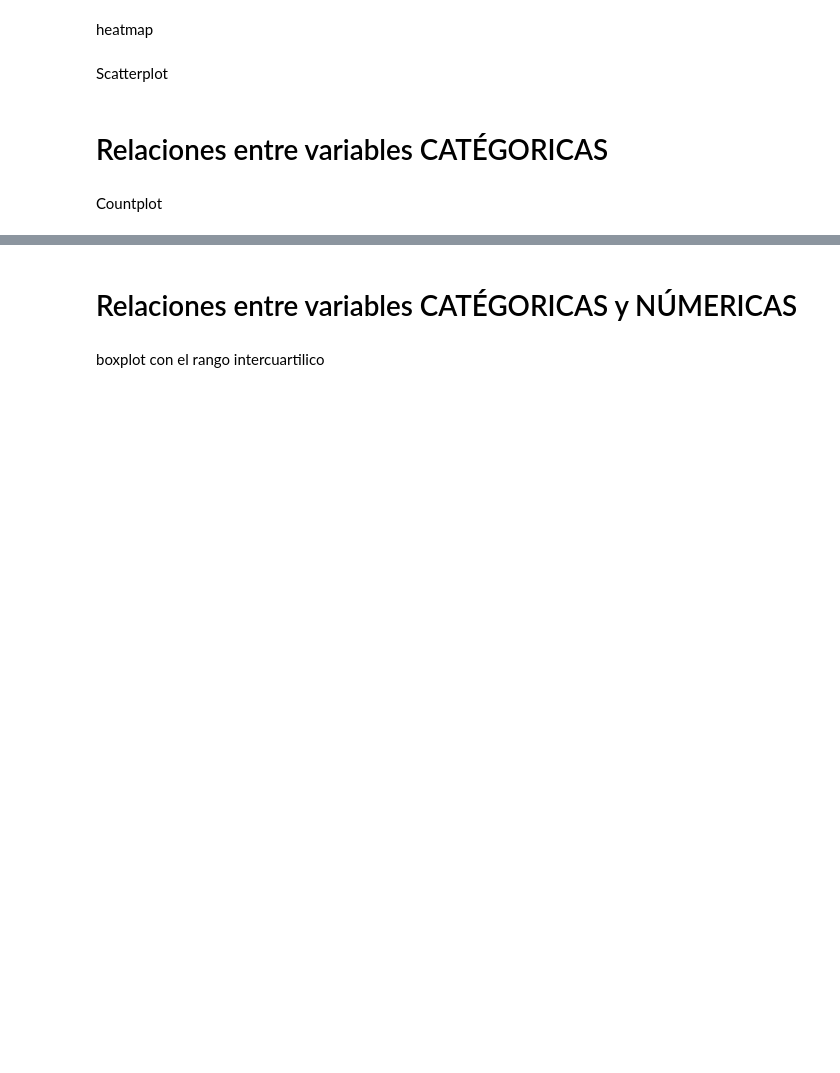
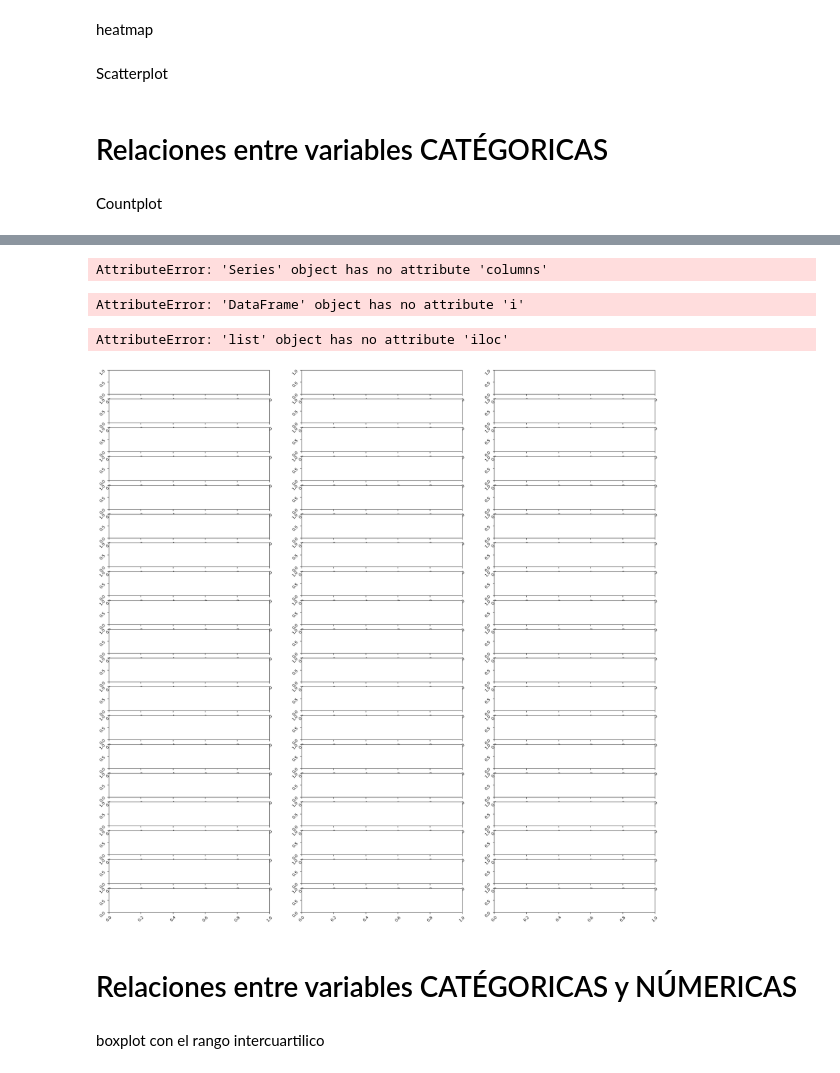
Before and after one commit to Adalab/project2-da-promo-c-modulo-2-team4, a Jupyter notebook: 02-EDA/EDA.ipynb, the cells around one changed output, grey strips where cells are left out. Cells and saved outputs as stored; diff of their text form; code cells hidden in the pictures; blank space fills up the shorter version.

```diff
--- a/02-EDA/EDA.ipynb
+++ b/02-EDA/EDA.ipynb
@@ -10,5 +12,5 @@ pd.options.display.max_columns = None
 # %% [markdown]
 Cargamos el archivo limpio
 # %%
-df = pd.read_csv("", index_col = 0)
+df = pd.read_csv("../data/6.dataframe_analisis.csv", index_col = 0)
 df.head(2)
@@ -77,3 +225,6 @@ Scatterplot
  # Relaciones entre variables CATÉGORICAS
 # %% [markdown]
 Countplot
+# %%
+categoricas = list(df_categoricas.columns[0:5])
+categoricas
@@ -79,0 +233,3 @@ Countplot
+# %%
+df_edades = df_categoricas["q1_edad"].value_counts()
+df_edades
@@ -79,0 +249,6 @@ Countplot
+# %%
+for i in df_edades.columns:
+    #df[i].value_counts()
+    print (df_edades[i].value_counts())
+# %% [output]
+AttributeError: 'Series' object has no attribute 'columns'
@@ -80,3 +264,20 @@ Countplot
+# %%
+detectar_outliers(categoricas, df_categoricas)
+# %% [output]
+AttributeError: 'DataFrame' object has no attribute 'i'
+# %%
+fig, axes = plt.subplots(19, 3, figsize=(25,25))
+
+for ax in fig.axes:
+    ax.tick_params(labelrotation=45)
+
+for i in range(len(categoricas.iloc[:,1:].columns)):
+    sns.countplot(x = categoricas.iloc[:,1:].columns[i], data = df, ax=axes[i])
+
+plt.show();
+# %% [output]
+AttributeError: 'list' object has no attribute 'iloc'
+[figure, added]
 # %% [markdown]
  # Relaciones entre variables CATÉGORICAS y NÚMERICAS
 # %% [markdown]
```
Also changed, not shown: parts of 20 cells of this notebook, 18 other files.
